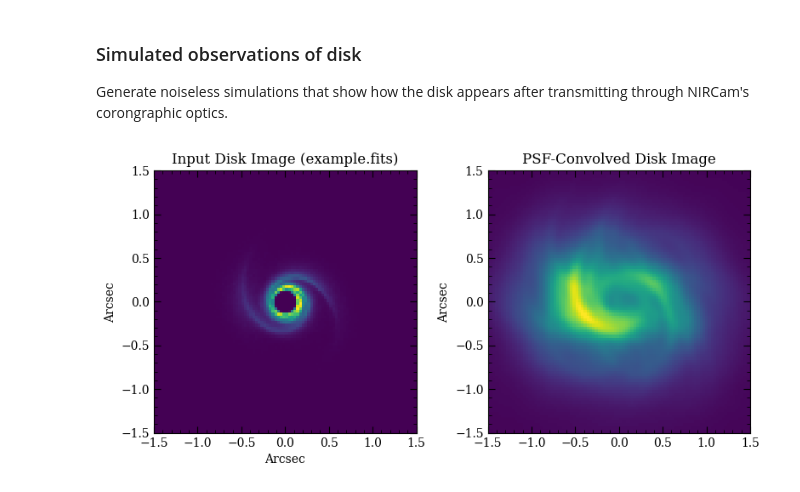
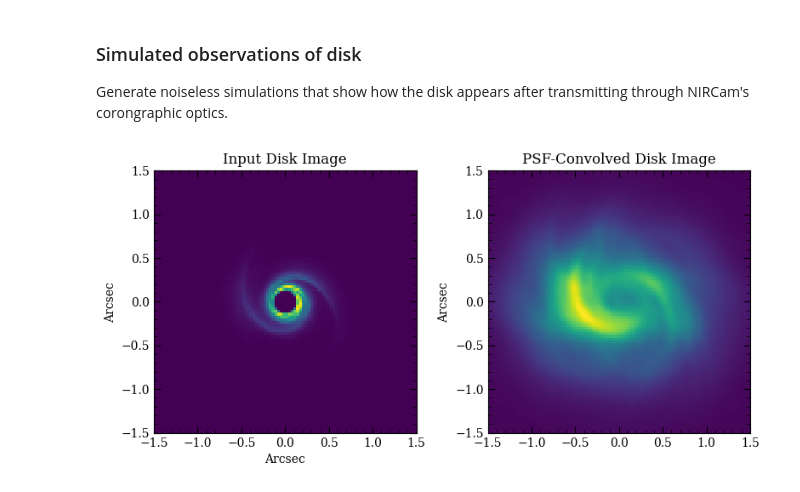
Before and after one commit to JarronL/pynrc, a Jupyter notebook: notebooks/Disk_Simulation.ipynb, the cells around one changed output. Cells and saved outputs as stored; diff of their text form; code cells hidden in the pictures.

Commit message:
minor updates to disk simulation notebook

```diff
--- a/notebooks/Disk_Simulation.ipynb
+++ b/notebooks/Disk_Simulation.ipynb
@@ -151,6 +151,23 @@ obs.gen_wfedrift_coeff()
 obs.gen_wfemask_coeff()
 # Create series of PSFs for disk convolution
 obs.gen_disk_psfs()
+# %%
+# if there's a disk input, then we want to remove disk
+# contributions from stellar flux and recompute to make
+# sure total flux counts matches what we computed for
+# sp_sci in previous section for consistent measured photometry
+if args_disk is not None:
+    star_flux = obs.star_flux(sp=sp_sci) # Pass original input spectrum
+    disk_flux = obs.disk_hdulist[0].data.sum()
+    sp_sci_new = sp_sci * (1 - disk_flux / star_flux)
+    sp_sci_new.name = sp_sci.name
+
+    # Update reference spectrum if necessary
+    if obs.sp_ref is obs.sp_sci:
+        obs.sp_ref = sp_sci_new
+
+    # Update science spectrum
+    obs.sp_sci = sp_sci_new
 # %% [markdown]
 ### Simulated observations of disk
 
@@ -167,32 +184,32 @@ ax = axes[0]
 im = obs.disk_hdulist[0].data
 pixscale = obs.disk_hdulist[0].header['PIXELSCL']
 rho = nrc_utils.dist_image(im, pixscale=pixscale)
 ny, nx = im.shape
 extent = np.array([-nx,nx,-ny,ny]) * pixscale / 2
 ax.imshow(im, extent=extent)
 
-ax.set_title('Input Disk Image (example.fits)')
+ax.set_title('Input Disk Image')
 ax.set_xlabel('Arcsec')
 ax.set_ylabel('Arcsec')
 
 # Plot the PSF-convolved disk image
 ax = axes[1]
 
 im = im_disk
 pixscale = obs.pixelscale / obs.oversample
 rho = nrc_utils.dist_image(im, pixscale=pixscale)
 ny, nx = im.shape
 extent = np.array([-nx,nx,-ny,ny]) * pixscale / 2
 ax.imshow(im , extent=extent)
 
 ax.set_title('PSF-Convolved Disk Image')
 ax.set_ylabel('Arcsec')
 
 xylim = 1.5
 for ax in axes:
     ax.set_xlim([-xylim,xylim])
     ax.set_ylim([-xylim,xylim])
 
 fig.tight_layout()
 # %% [output]
-[figure, old version]
+[figure, new version]
```
